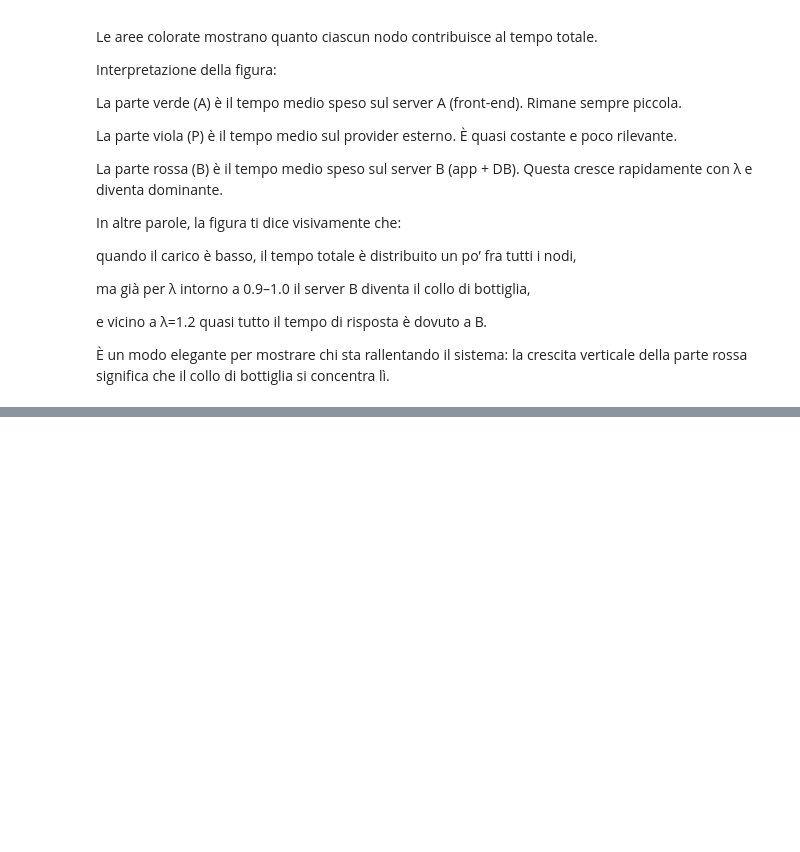
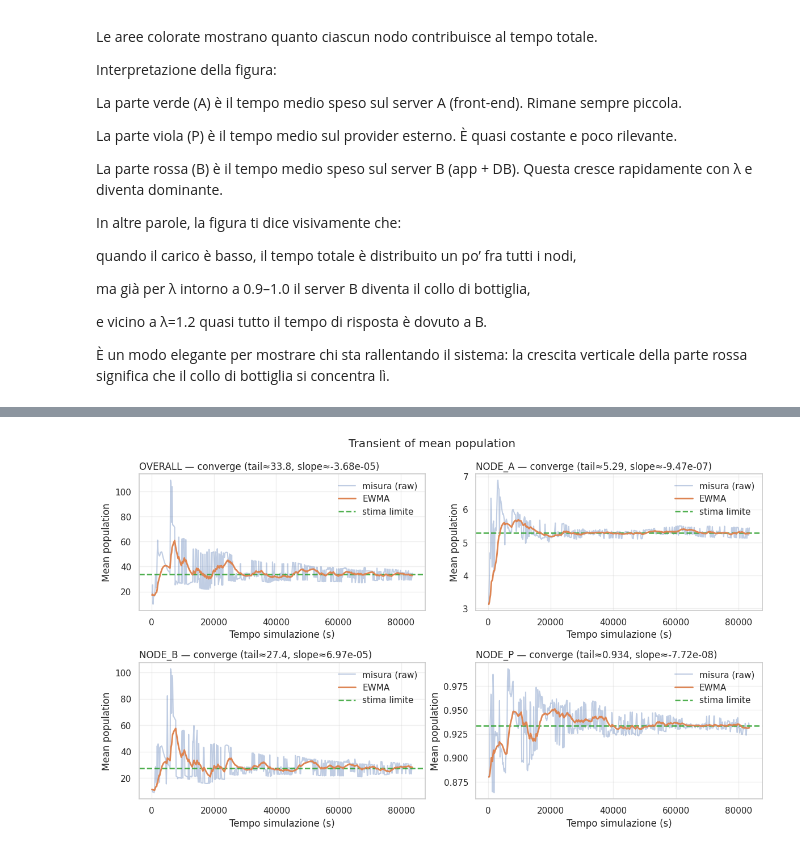
Before and after one commit to Dissan97/PMCNS-PROJECT, a Jupyter notebook: Project.ipynb, the cells around one changed output, grey strips where cells are left out. Saved outputs shown, nothing was run; the diff lists cells and outputs as text; code cells hidden in the pictures; blank space fills up the shorter version.

```diff
--- a/Project.ipynb
+++ b/Project.ipynb
@@ -2333,0 +2503,6 @@ plot_utilization_banded(
+# %%
+plot_transient_population(dfs_conv, scopes=("OVERALL","NODE_A","NODE_B","NODE_P"))
+# oppure, se dfs_conv contiene più λ e vuoi quello specifico:
+# plot_transient_population(dfs_conv, arrival_rate=0.7)
+# %% [output]
+[figure, added]
```
Also changed, not shown: parts of 19 cells of this notebook.
